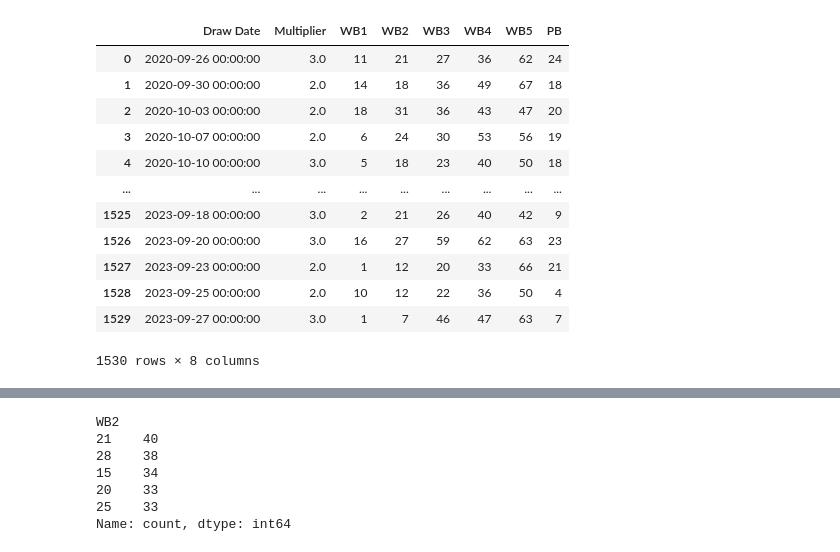
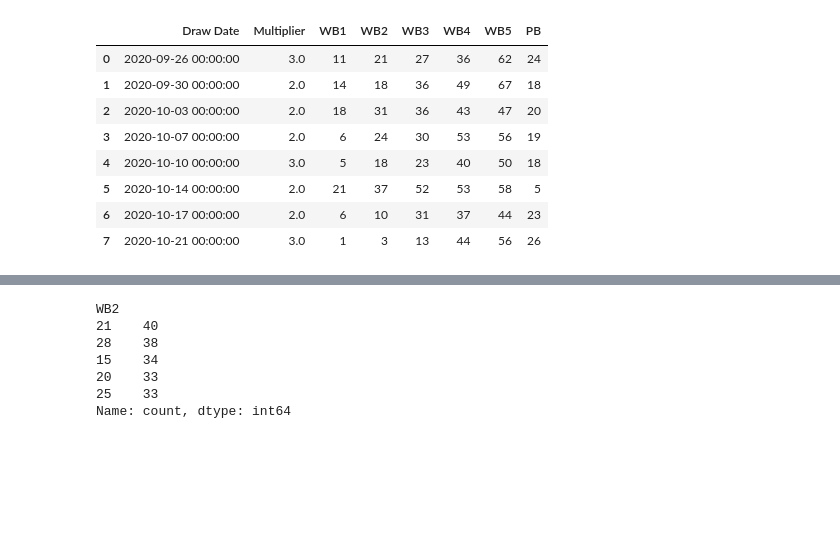
Before and after one commit to MouZer77/Powerball-Project, a Jupyter notebook: Powerball_Data_Analysis.ipynb, the cells around one changed output, grey strips where cells are left out. Cells and saved outputs as stored; diff of their text form; code cells hidden in the pictures; blank space fills up the shorter version.

```diff
--- a/Powerball_Data_Analysis.ipynb
+++ b/Powerball_Data_Analysis.ipynb
@@ -56,5 +43,5 @@ df
 # %%
-number = df['Winning Numbers'].str.split(' ')
+numbers = df['Winning Numbers'].str.split(' ')
 numbers
 
 df_new = df.assign(
@@ -72,7 +59,7 @@ df['WB3'] = df['WB3'].astype(int)
 df['WB4'] = df['WB4'].astype(int)
 df['WB5'] = df['WB5'].astype(int)
 df['PB'] = df['PB'].astype(int)
-df
+df.head(8)
 
 # Found a more pythonic way to do it:
 # df[['WB1', 'WB2', 'WB3', 'WB4', 'WB5', 'PB']] = df[['WB1', 'WB2', 'WB3', 'WB4', 'WB5', 'PB']].astype(int)
@@ -94,21 +77,17 @@ df
 # %%
 #Dropping 'Winning Numbers' column, already got better int format
 df = df.drop('Winning Numbers', axis=1)
-df
+df.head(8)
 # %% [output]
 |  | Draw Date | Multiplier | WB1 | WB2 | WB3 | WB4 | WB5 | PB |
 | 0 | 2020-09-26 00:00:00 | 3.0 | 11 | 21 | 27 | 36 | 62 | 24 |
 | 1 | 2020-09-30 00:00:00 | 2.0 | 14 | 18 | 36 | 49 | 67 | 18 |
 | 2 | 2020-10-03 00:00:00 | 2.0 | 18 | 31 | 36 | 43 | 47 | 20 |
 | 3 | 2020-10-07 00:00:00 | 2.0 | 6 | 24 | 30 | 53 | 56 | 19 |
 | 4 | 2020-10-10 00:00:00 | 3.0 | 5 | 18 | 23 | 40 | 50 | 18 |
-| ... | ... | ... | ... | ... | ... | ... | ... | ... |
-| 1525 | 2023-09-18 00:00:00 | 3.0 | 2 | 21 | 26 | 40 | 42 | 9 |
-| 1526 | 2023-09-20 00:00:00 | 3.0 | 16 | 27 | 59 | 62 | 63 | 23 |
-| 1527 | 2023-09-23 00:00:00 | 2.0 | 1 | 12 | 20 | 33 | 66 | 21 |
-| 1528 | 2023-09-25 00:00:00 | 2.0 | 10 | 12 | 22 | 36 | 50 | 4 |
-| 1529 | 2023-09-27 00:00:00 | 3.0 | 1 | 7 | 46 | 47 | 63 | 7 |
+| 5 | 2020-10-14 00:00:00 | 2.0 | 21 | 37 | 52 | 53 | 58 | 5 |
+| 6 | 2020-10-17 00:00:00 | 2.0 | 6 | 10 | 31 | 37 | 44 | 23 |
+| 7 | 2020-10-21 00:00:00 | 3.0 | 1 | 3 | 13 | 44 | 56 | 26 |
-1530 rows × 8 columns
 # %%
 #Reordering Frame
 df = df.reindex(columns=['Draw Date', 'WB1', 'WB2', 'WB3', 'WB4', 'WB5', 'PB', 'Multiplier'])
```
Also changed, not shown: parts of 19 cells of this notebook, 26 other files.
